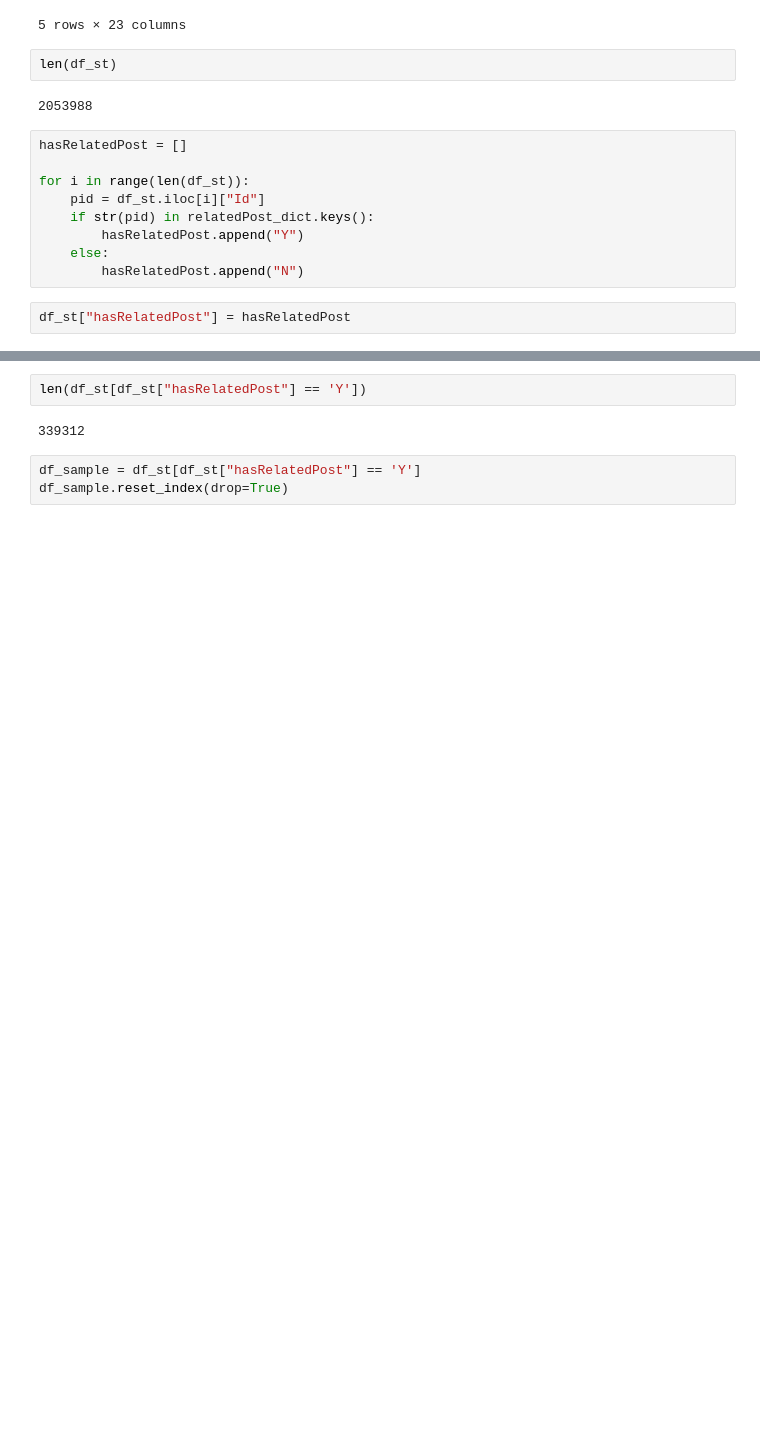
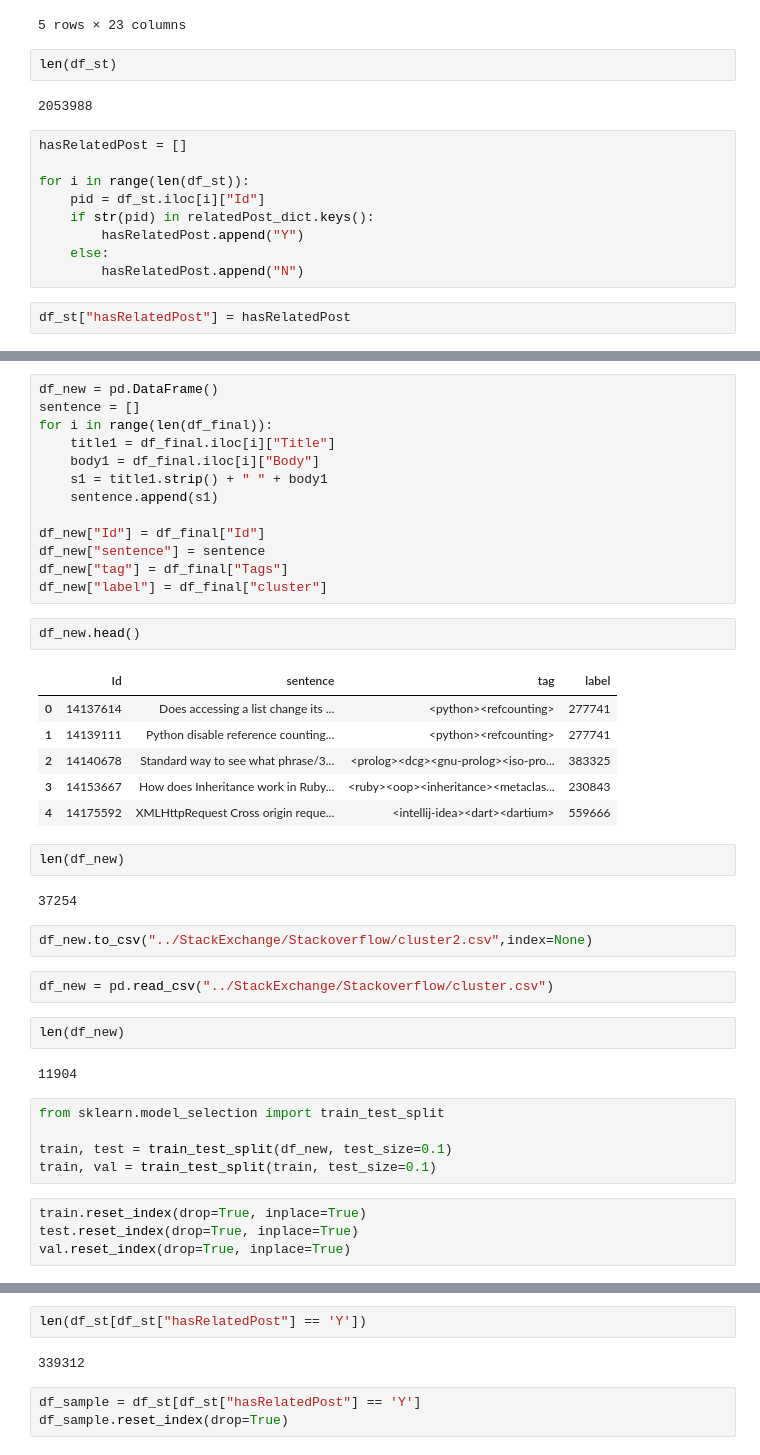
Before and after one commit to NoleWang/Respondent_Recommendation, a Jupyter notebook: Data/tools/LinkedQuestion.ipynb, the cells around one changed output, grey strips where cells are left out. Cells and saved outputs as stored; diff of their text form; blank space fills up the shorter version.

```diff
--- a/Data/tools/LinkedQuestion.ipynb
+++ b/Data/tools/LinkedQuestion.ipynb
@@ -74,0 +167,43 @@ df_st["hasRelatedPost"] = hasRelatedPost
+# %%
+df_new = pd.DataFrame()
+sentence = []
+for i in range(len(df_final)):
+    title1 = df_final.iloc[i]["Title"]
+    body1 = df_final.iloc[i]["Body"]
+    s1 = title1.strip() + " " + body1
+    sentence.append(s1)
+
+df_new["Id"] = df_final["Id"]
+df_new["sentence"] = sentence
+df_new["tag"] = df_final["Tags"]
+df_new["label"] = df_final["cluster"]
+# %%
+df_new.head()
+# %% [output]
+|  | Id | sentence | tag | label |
+| 0 | 14137614 | Does accessing a list change its ... | <python><refcounting> | 277741 |
+| 1 | 14139111 | Python disable reference counting... | <python><refcounting> | 277741 |
+| 2 | 14140678 | Standard way to see what phrase/3... | <prolog><dcg><gnu-prolog><iso-pro... | 383325 |
+| 3 | 14153667 | How does Inheritance work in Ruby... | <ruby><oop><inheritance><metaclas... | 230843 |
+| 4 | 14175592 | XMLHttpRequest Cross origin reque... | <intellij-idea><dart><dartium> | 559666 |
+# %%
+len(df_new)
+# %% [output]
+37254
+# %%
+df_new.to_csv("../StackExchange/Stackoverflow/cluster2.csv",index=None)
+# %%
+df_new = pd.read_csv("../StackExchange/Stackoverflow/cluster.csv")
+# %%
+len(df_new)
+# %% [output]
+11904
+# %%
+from sklearn.model_selection import train_test_split
+
+train, test = train_test_split(df_new, test_size=0.1)
+train, val = train_test_split(train, test_size=0.1)
+# %%
+train.reset_index(drop=True, inplace=True)
+test.reset_index(drop=True, inplace=True)
+val.reset_index(drop=True, inplace=True)
```
Also changed, not shown: parts of 19 cells of this notebook, 2 other files.
